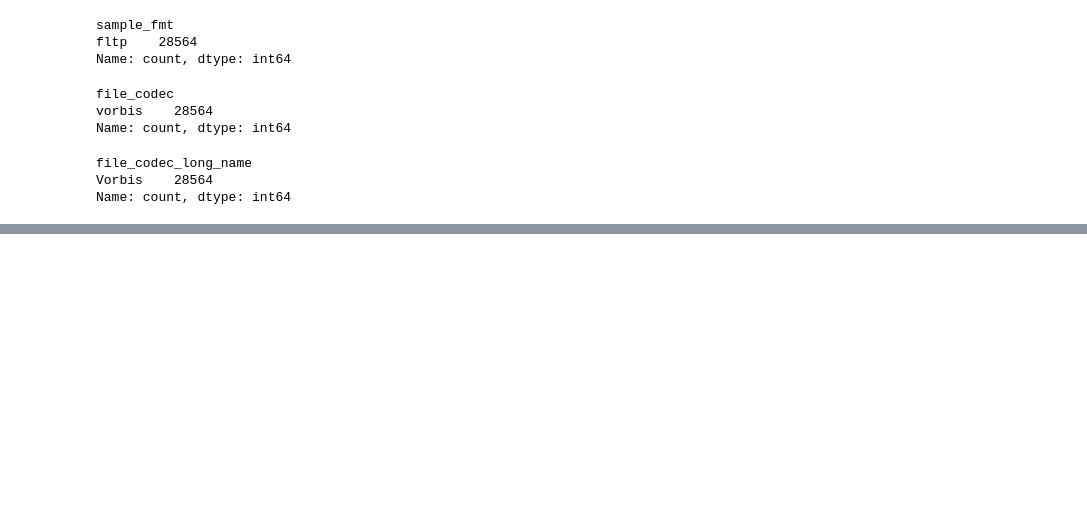
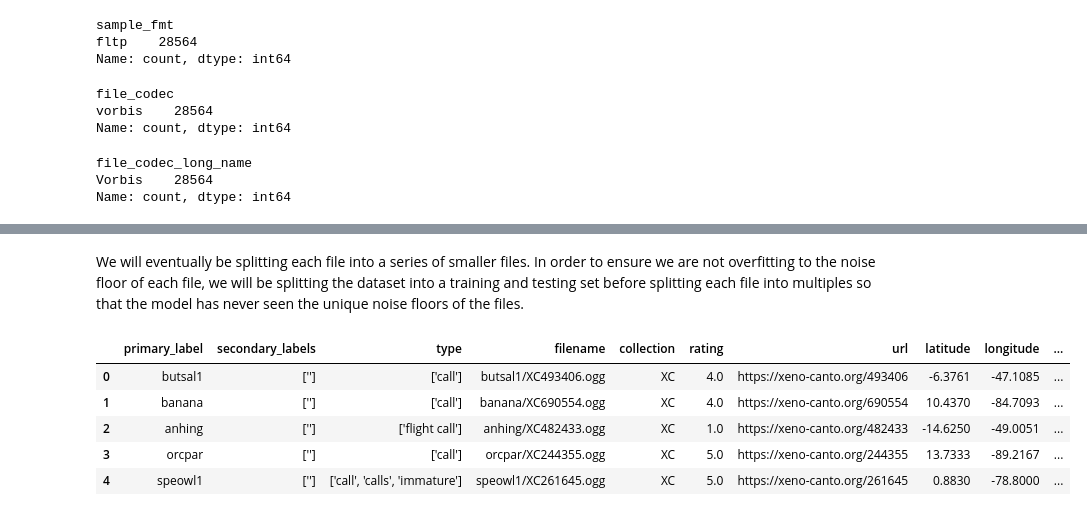
Before and after one commit to LookItVal/BirdCLEF--2025, a Jupyter notebook: birdclef-2025.ipynb, the cells around one changed output, grey strips where cells are left out. Cells and saved outputs as stored; diff of their text form; code cells hidden in the pictures; blank space fills up the shorter version.

Commit message:
This is the part where i generate a dataset hopefully

```diff
--- a/birdclef-2025.ipynb
+++ b/birdclef-2025.ipynb
@@ -212,0 +228,16 @@ Name: count, dtype: int64
+# %% [markdown]
+We will eventually be splitting each file into a series of smaller files. In order to ensure we are not overfitting to the noise floor of each file, we will be splitting the dataset into a training and testing set before splitting each file into multiples so that the model has never seen the unique noise floors of the files.
+# %%
+train_linear_df, test_linear_df = train_test_split(linear_df, test_size=0.2) # Split the dataframe into training and testing sets
+# reindex the dataframes
+train_linear_df = train_linear_df.reset_index(drop=True) # Reset the index of the training dataframe
+test_linear_df = test_linear_df.reset_index(drop=True) # Reset the index of the testing dataframe
+pd.set_option('display.max_columns', None)
+train_linear_df.head() # Display the first few rows of the training dataframe
+# %% [output]
+|  | primary_label | secondary_labels | type | filename | collection | rating | url | latitude | longitude | ... |
+| 0 | butsal1 | [''] | ['call'] | butsal1/XC493406.ogg | XC | 4.0 | https://xeno-canto.org/493406 | -6.3761 | -47.1085 | ... |
+| 1 | banana | [''] | ['call'] | banana/XC690554.ogg | XC | 4.0 | https://xeno-canto.org/690554 | 10.4370 | -84.7093 | ... |
+| 2 | anhing | [''] | ['flight call'] | anhing/XC482433.ogg | XC | 1.0 | https://xeno-canto.org/482433 | -14.6250 | -49.0051 | ... |
+| 3 | orcpar | [''] | ['call'] | orcpar/XC244355.ogg | XC | 5.0 | https://xeno-canto.org/244355 | 13.7333 | -89.2167 | ... |
+| 4 | speowl1 | [''] | ['call', 'calls', 'immature'] | speowl1/XC261645.ogg | XC | 5.0 | https://xeno-canto.org/261645 | 0.8830 | -78.8000 | ... |
```
Also changed, not shown: parts of 6 cells of this notebook, 1 other file.
